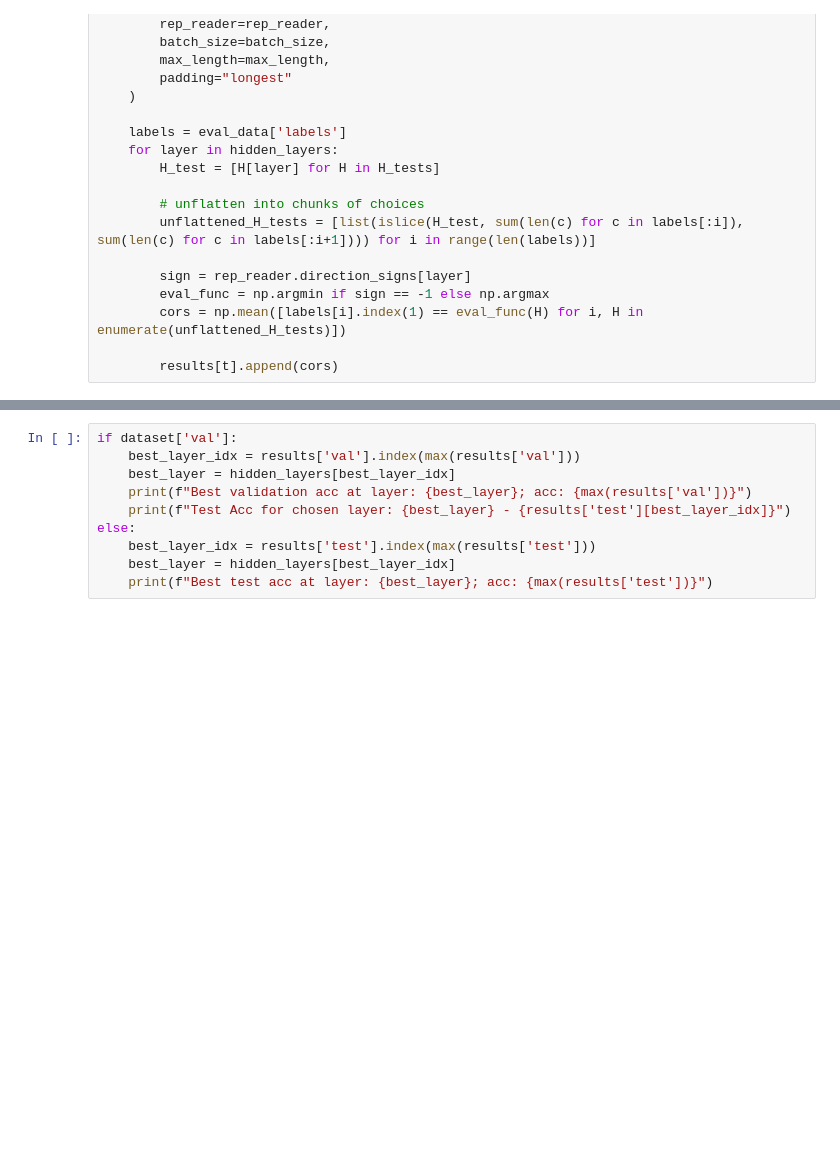
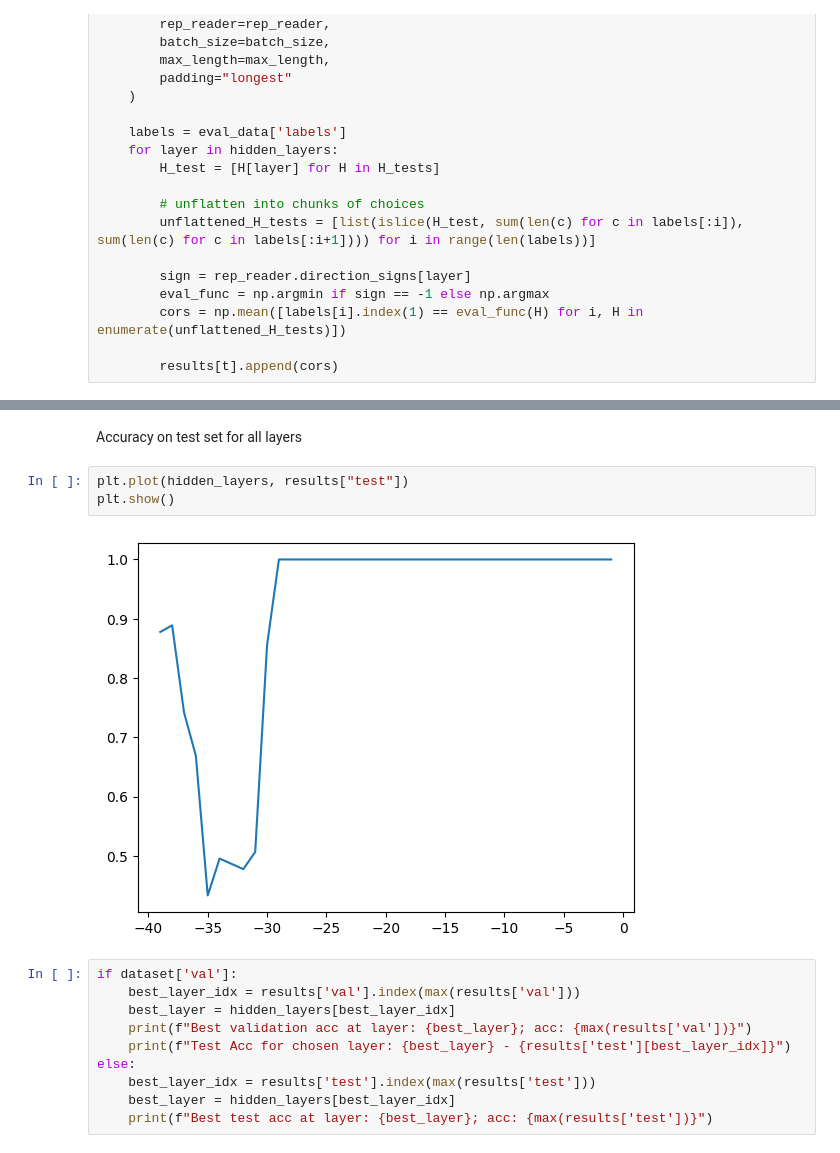
Before and after one commit to sidtandon2014/representation-engineering, a Jupyter notebook: examples/toxicity/toxic.ipynb, the cells around one changed output, grey strips where cells are left out. Saved outputs shown, nothing was run; the diff lists cells and outputs as text; blank space fills up the shorter version.

```diff
--- a/examples/toxicity/toxic.ipynb
+++ b/examples/toxicity/toxic.ipynb
@@ -117,3 +124,10 @@ for t, eval_data in datasets:
+# %% [markdown]
+Accuracy on test set for all layers
+# %%
+plt.plot(hidden_layers, results["test"])
+plt.show()
+# %% [output]
+[figure, added]
 # %%
 if dataset['val']:
     best_layer_idx = results['val'].index(max(results['val']))
```
Also changed, not shown: parts of 8 cells of this notebook, 2 other files.
